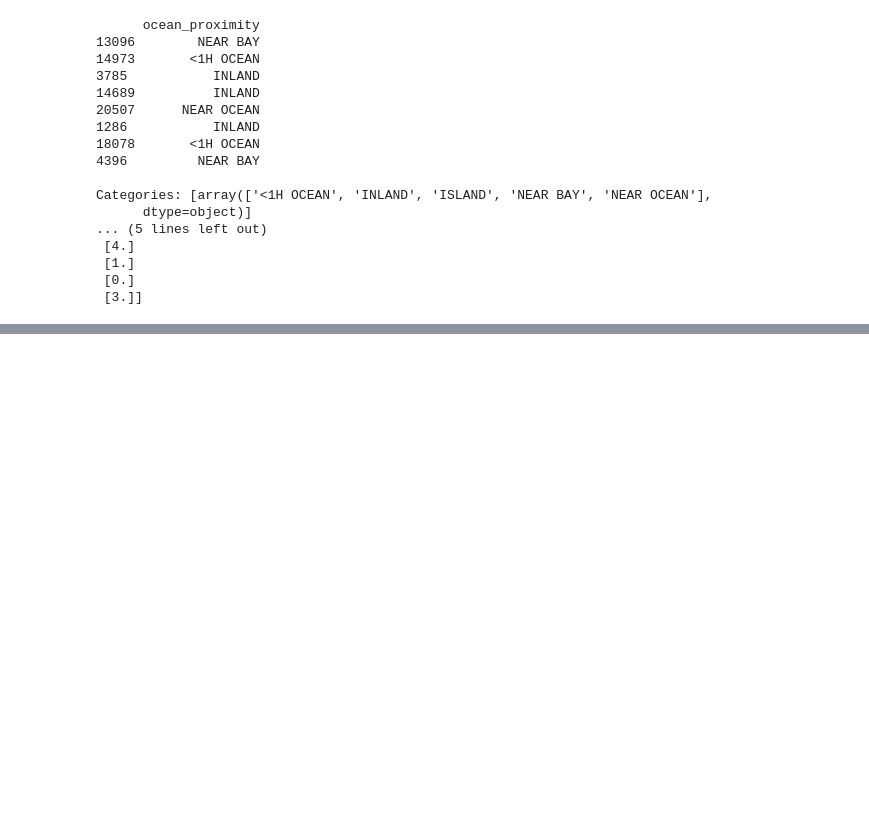
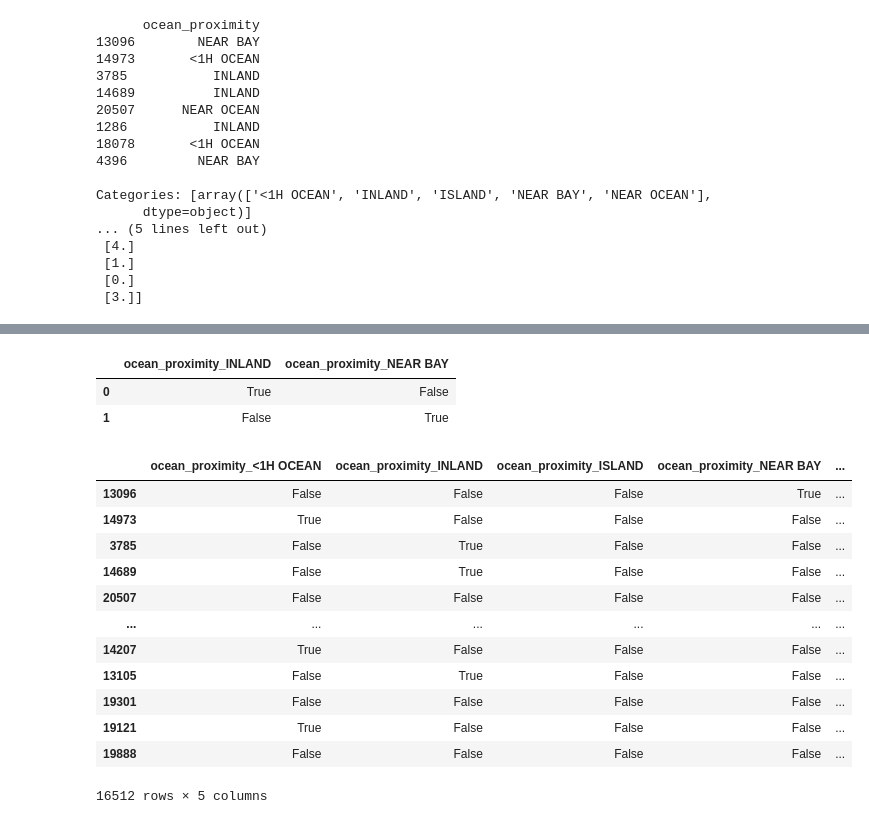
Before and after one commit to fractalate/study-geron-hands-on-machine-learning-with-scikit-learn-keras-and-tensorflow, a Jupyter notebook: Chapter 02/Notebook.ipynb, the cells around one changed output, grey strips where cells are left out. Drawn from its saved outputs; the diff is of its cells as text; code cells hidden in the pictures; blank space fills up the shorter version.

Commit message:
Continued Studying of Data Preprocessing

```diff
--- a/Chapter 02/Notebook.ipynb
+++ b/Chapter 02/Notebook.ipynb
@@ -277,0 +302,25 @@ Categories: [array(['<1H OCEAN', 'INLAND', 'ISLAND', 'NEAR BAY', 'NEAR OCEAN'],
+# %%
+# Alternatively get_dummies can be used for a similar effect.
+df_test = pd.DataFrame({"ocean_proximity": ["INLAND", "NEAR BAY"]})
+pd.get_dummies(df_test)
+# %% [output]
+|  | ocean_proximity_INLAND | ocean_proximity_NEAR BAY |
+| 0 | True | False |
+| 1 | False | True |
+# %%
+# Or on the real data...
+pd.get_dummies(housing_cat)
+# %% [output]
+|  | ocean_proximity_<1H OCEAN | ocean_proximity_INLAND | ocean_proximity_ISLAND | ocean_proximity_NEAR BAY | ... |
+| 13096 | False | False | False | True | ... |
+| 14973 | True | False | False | False | ... |
+| 3785 | False | True | False | False | ... |
+| 14689 | False | True | False | False | ... |
+| 20507 | False | False | False | False | ... |
+| ... | ... | ... | ... | ... | ... |
+| 14207 | True | False | False | False | ... |
+| 13105 | False | True | False | False | ... |
+| 19301 | False | False | False | False | ... |
+| 19121 | True | False | False | False | ... |
+| 19888 | False | False | False | False | ... |
+16512 rows × 5 columns
```
Also changed, not shown: parts of 9 cells of this notebook.
